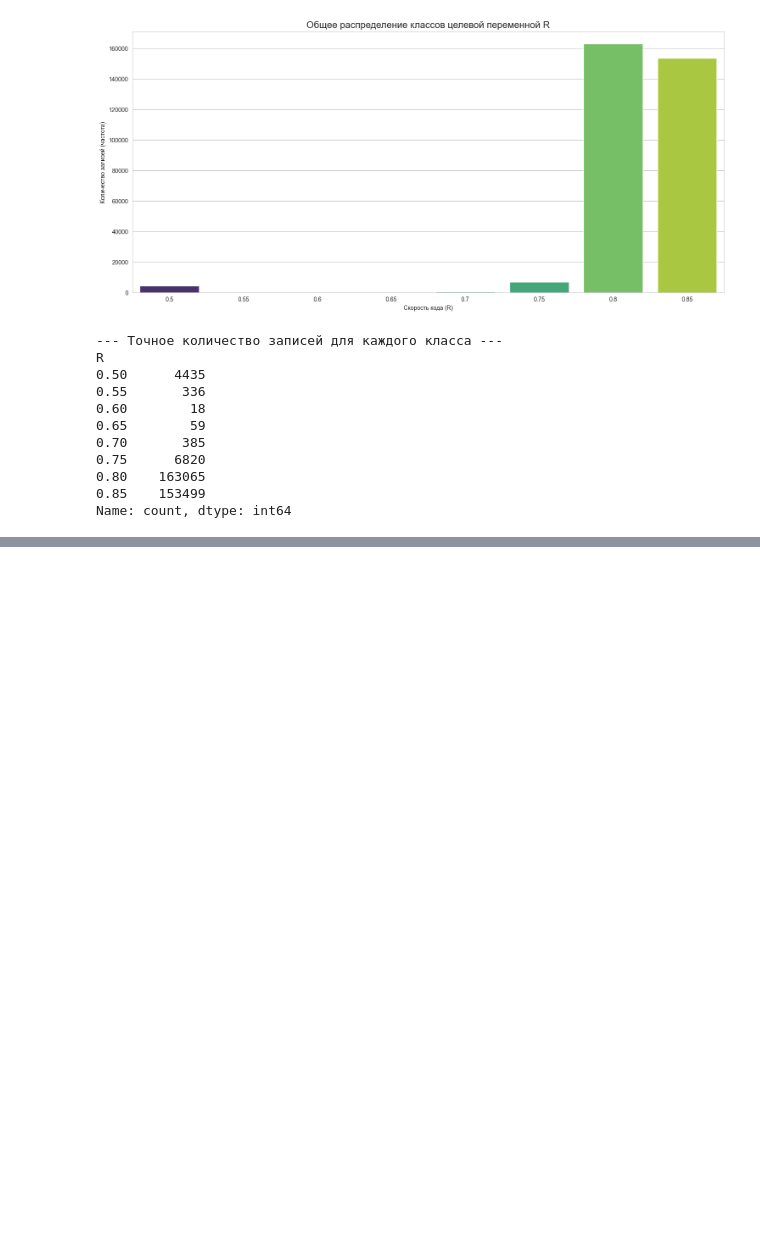
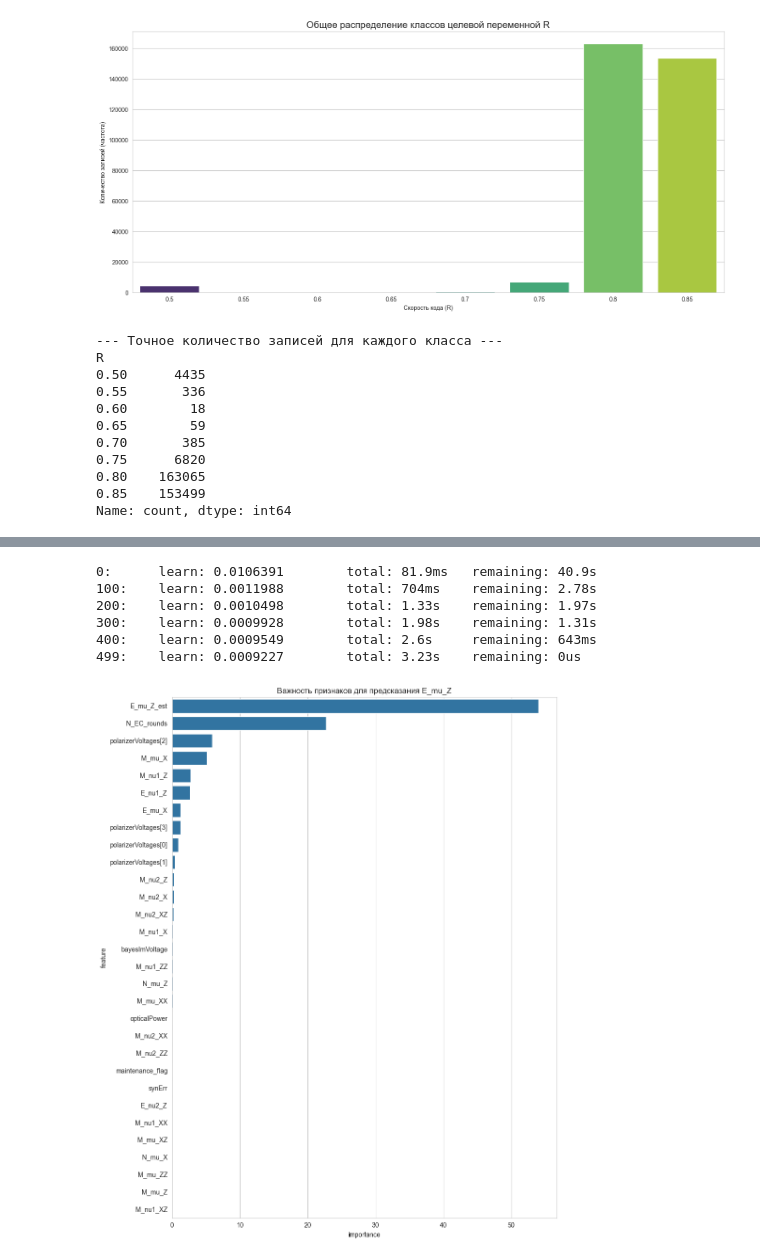
Before and after one commit to jmihan/aidao-hack, a Jupyter notebook: notebooks/eda_raw.ipynb, the cells around one changed output, grey strips where cells are left out. Drawn from its saved outputs; the diff is of its cells as text; code cells hidden in the pictures; blank space fills up the shorter version.

Commit message:
Update gitignore and EDA for raw data

```diff
--- a/notebooks/eda_raw.ipynb
+++ b/notebooks/eda_raw.ipynb
@@ -559,0 +590,37 @@ Name: count, dtype: int64
+# %%
+from catboost import CatBoostRegressor
+import pandas as pd
+
+# Определяем признаки и цель
+features = [col for col in df.columns if col not in ['id', 'date', 'E_mu_Z', 'R', 's', 'p', 'error_delta', 'estimator_name']]
+# Убедимся, что все признаки числовые
+X = df[features].select_dtypes(include=np.number)
+y = df['E_mu_Z']
+
+# Обучаем быструю модель
+model_emuz = CatBoostRegressor(iterations=500,
+                             learning_rate=0.1,
+                             depth=7,
+                             verbose=100,
+                             task_type="GPU",
+                             random_seed=42)
+
+model_emuz.fit(X, y)
+
+# Получаем и визуализируем важность признаков
+feature_importance_df = pd.DataFrame({'feature': X.columns, 'importance': model_emuz.get_feature_importance()})
+feature_importance_df = feature_importance_df.sort_values(by='importance', ascending=False)
+
+plt.figure(figsize=(10, 12))
+sns.barplot(x='importance', y='feature', data=feature_importance_df.head(30))
+plt.title('Важность признаков для предсказания E_mu_Z')
+plt.tight_layout()
+plt.show()
+# %% [output]
+0:      learn: 0.0106391        total: 81.9ms   remaining: 40.9s
+100:    learn: 0.0011988        total: 704ms    remaining: 2.78s
+200:    learn: 0.0010498        total: 1.33s    remaining: 1.97s
+300:    learn: 0.0009928        total: 1.98s    remaining: 1.31s
+400:    learn: 0.0009549        total: 2.6s     remaining: 643ms
+499:    learn: 0.0009227        total: 3.23s    remaining: 0us
+[figure, added]
```
Also changed, not shown: parts of 14 cells of this notebook, 1 other file.
